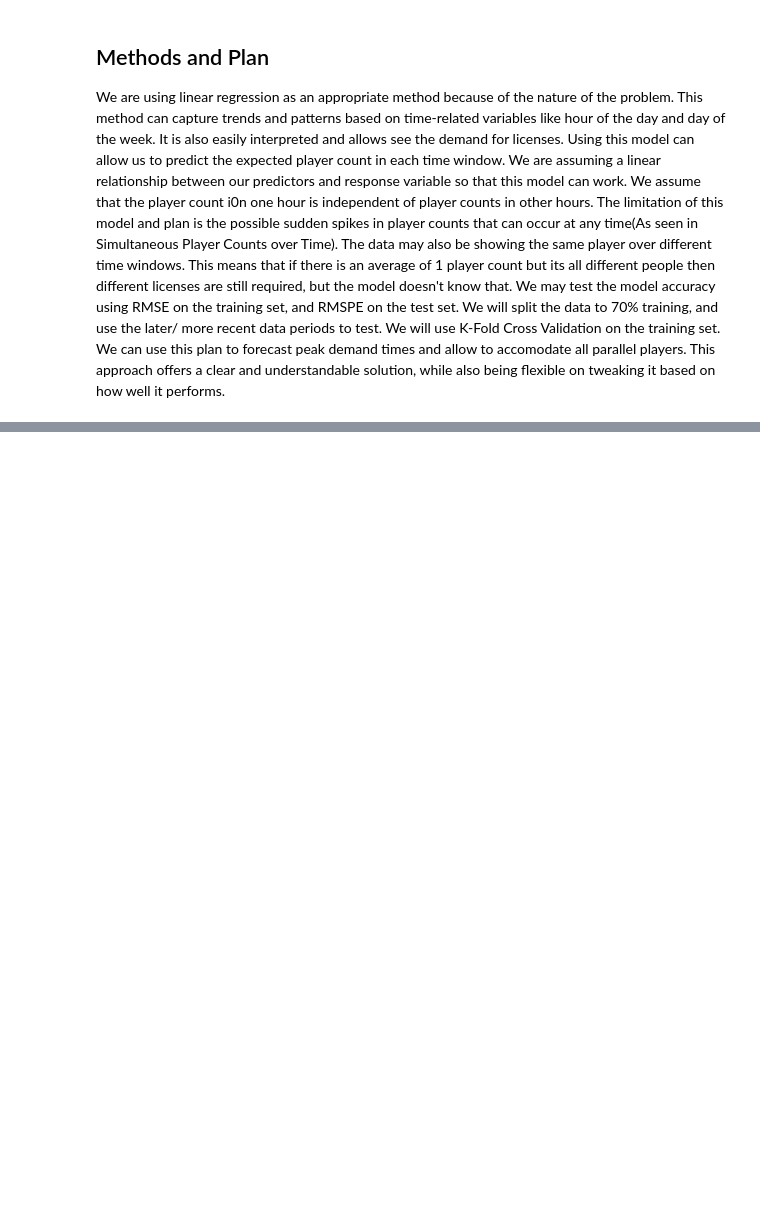
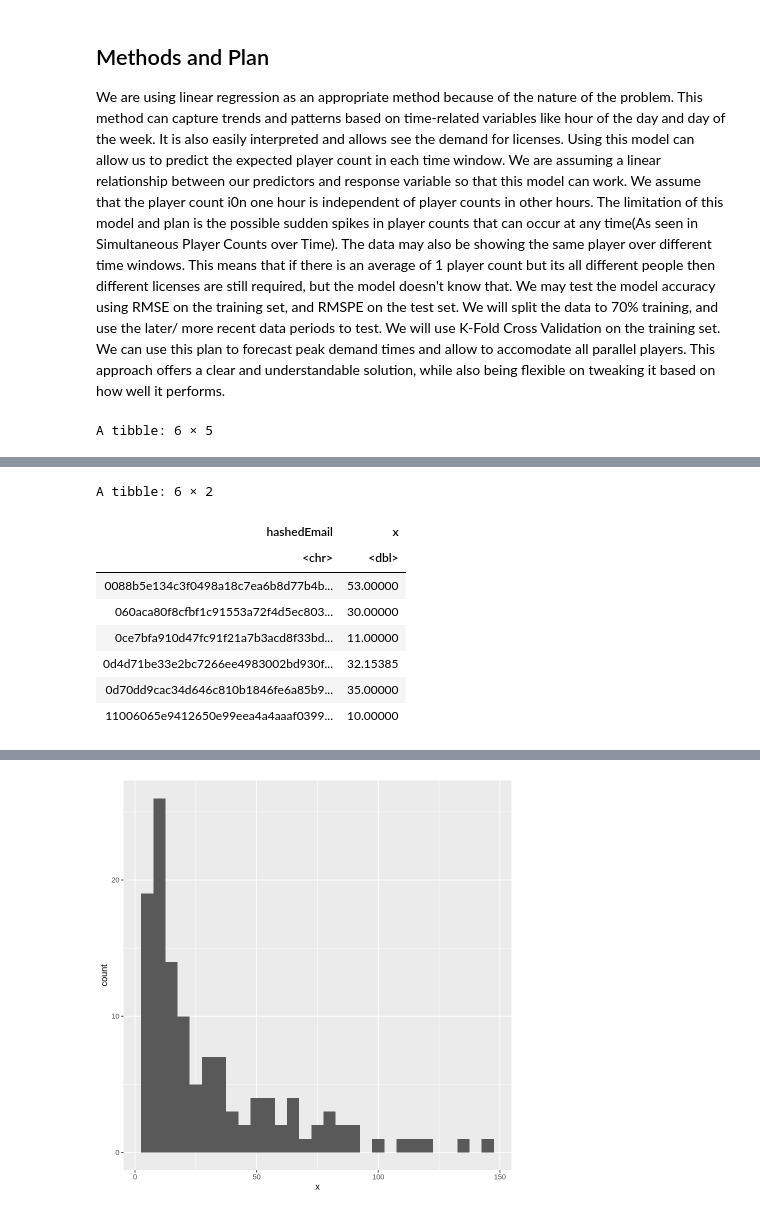
Before and after one commit to JameJ0/DSCI-Final-Group-13, a Jupyter notebook: report/final_project.ipynb, the cells around one changed output, grey strips where cells are left out. Cells and saved outputs as stored; diff of their text form; code cells hidden in the pictures; blank space fills up the shorter version.

Commit message:
added histogram viz

```diff
--- a/report/final_project.ipynb
+++ b/report/final_project.ipynb
@@ -189,3 +189,17 @@ ggplot(avg_demand_by_day, aes(x = day_of_week, y = avg_players)) +
 ## Methods and Plan
 
 We are using linear regression as an appropriate method because of the nature of the problem. This method can capture trends and patterns based on time-related variables like hour of the day and day of the week. It is also easily interpreted and allows see the demand for licenses. Using this model can allow us to predict the expected player count in each time window. We are assuming a linear relationship between our predictors and response variable so that this model can work. We assume that the player count i0n one hour is independent of player counts in other hours. The limitation of this model and plan is the possible sudden spikes in player counts that can occur at any time(As seen in Simultaneous Player Counts over Time). The data may also be showing the same player over different time windows. This means that if there is an average of 1 player count but its all different people then different licenses are still required, but the model doesn't know that. We may test the model accuracy using RMSE on the training set, and RMSPE on the test set. We will split the data to 70% training, and use the later/ more recent data periods to test. We will use K-Fold Cross Validation on the training set. We can use this plan to forecast peak demand times and allow to accomodate all parallel players. This approach offers a clear and understandable solution, while also being flexible on tweaking it based on how well it performs.
+# %%
+head(sessions)
+time_played <- sessions |>
+  mutate(start_time = dmy_hm(start_time),end_time = dmy_hm(end_time) )|>
+  mutate(time_played = as.numeric(difftime(end_time, start_time, units = "mins")))|>
+  group_by(hashedEmail)|>
+  summarize(x=mean(time_played))
+head(time_played)
+time_played_plot<-time_played|>
+    ggplot(aes(x=x))+
+    geom_histogram(binwidth=5)
+time_played_plot
+# %% [output]
+A tibble: 6 × 5
@@ -191,0 +214,9 @@ We are using linear regression as an appropriate method because of the nature of
+A tibble: 6 × 2
+| hashedEmail | x |
+| <chr> | <dbl> |
+| 0088b5e134c3f0498a18c7ea6b8d77b4b... | 53.00000 |
+| 060aca80f8cfbf1c91553a72f4d5ec803... | 30.00000 |
+| 0ce7bfa910d47fc91f21a7b3acd8f33bd... | 11.00000 |
+| 0d4d71be33e2bc7266ee4983002bd930f... | 32.15385 |
+| 0d70dd9cac34d646c810b1846fe6a85b9... | 35.00000 |
+| 11006065e9412650e99eea4a4aaaf0399... | 10.00000 |
@@ -191,0 +225 @@ We are using linear regression as an appropriate method because of the nature of
+[figure, added]
```
Also changed, not shown: parts of 2 cells of this notebook.
